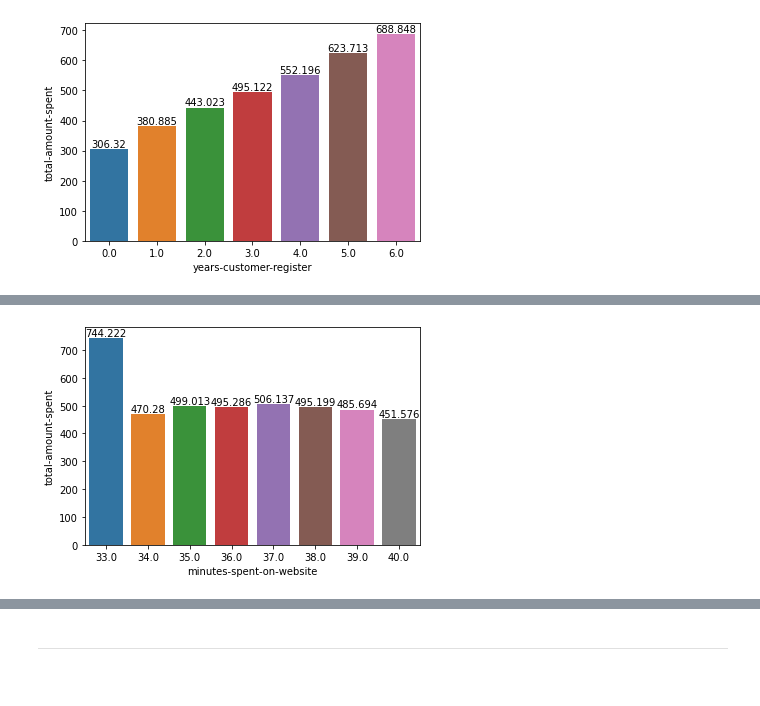
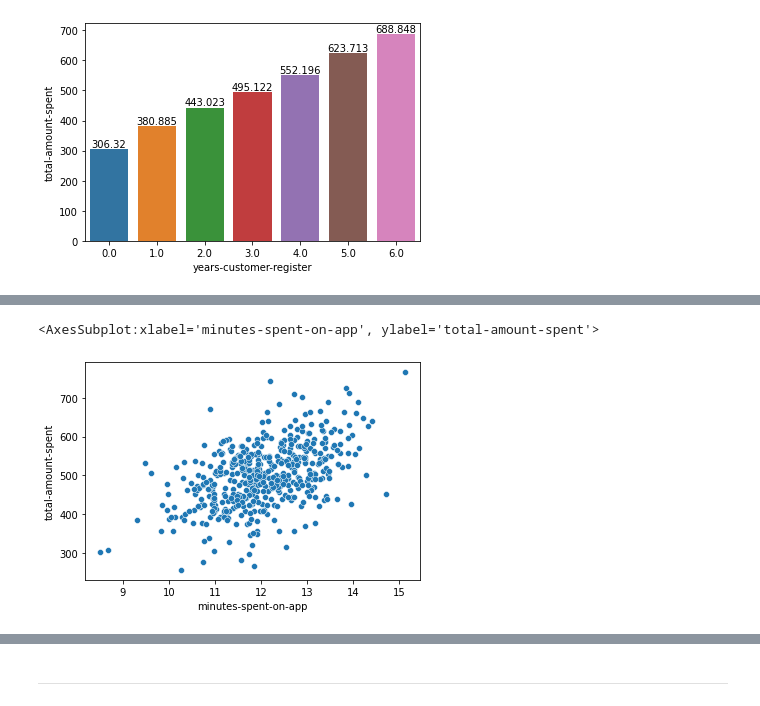
Before and after one commit to gasp37/e-commerce-platform-usage, a Jupyter notebook: e-commerce-platform.ipynb, the cells around one changed output, grey strips where cells are left out. Cells and saved outputs as stored; diff of their text form; code cells hidden in the pictures.

```diff
--- a/e-commerce-platform.ipynb
+++ b/e-commerce-platform.ipynb
@@ -86,9 +77,5 @@ _ax = _ax.bar_label(_ax.containers[0])
-# %%
-spending_by_minutes_on_website = customers_table[['minutes-spent-on-website', 'total-amount-spent']].copy()
-spending_by_minutes_on_website['minutes-spent-on-website'] = spending_by_minutes_on_website['minutes-spent-on-website'].apply(np.floor)
-spending_by_minutes_on_website = spending_by_minutes_on_website.groupby(by='minutes-spent-on-website').mean().reset_index()
-
-_ax = sns.barplot(spending_by_minutes_on_website, x='minutes-spent-on-website', y='total-amount-spent')
-_ax = _ax.bar_label(_ax.containers[0])
-# %% [output]
-[figure, removed]
+# %%
+sns.scatterplot(customers_table, x='minutes-spent-on-app', y='total-amount-spent')
+# %% [output]
+<AxesSubplot:xlabel='minutes-spent-on-app', ylabel='total-amount-spent'>
+[figure, added]
```
Also changed, not shown: parts of 24 cells of this notebook.
